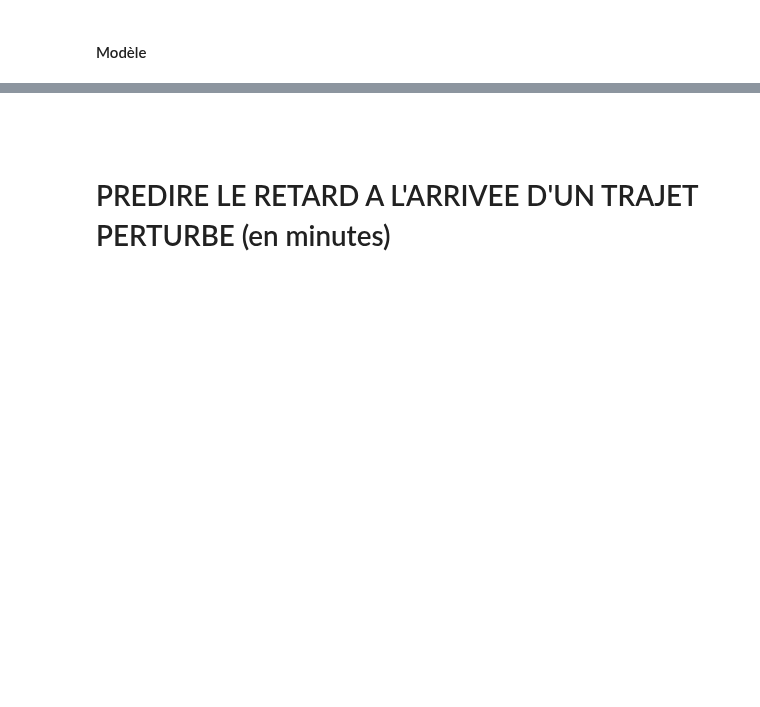
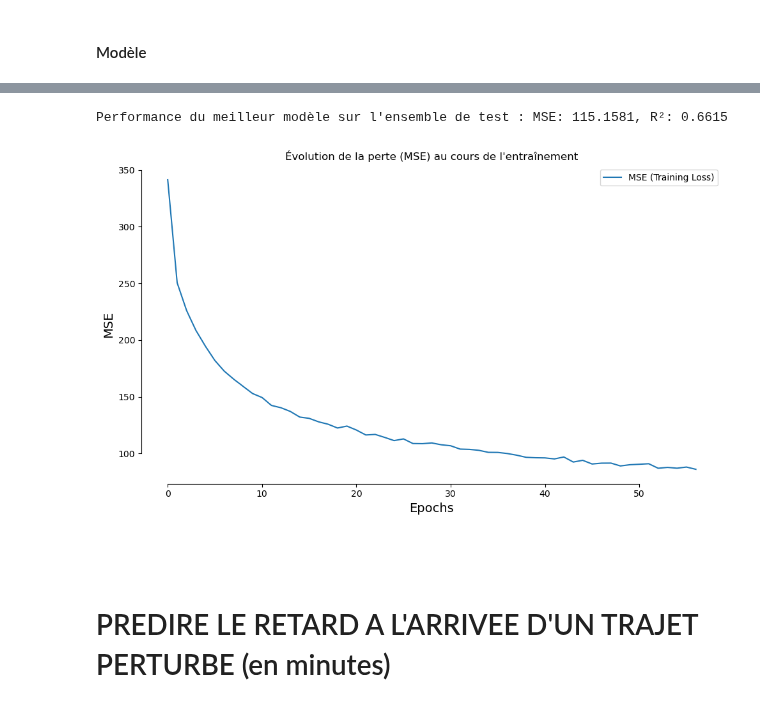
Before and after one commit to KylianSts/Perturbations_transport_public, a Jupyter notebook: Models_prediction_retard.ipynb, the cells around one changed output, grey strips where cells are left out. Saved outputs shown, nothing was run; the diff lists cells and outputs as text; code cells hidden in the pictures; blank space fills up the shorter version.

```diff
--- a/Models_prediction_retard.ipynb
+++ b/Models_prediction_retard.ipynb
@@ -597,3 +579 @@ cause_delay_grouped_2: 0.002234309769042241
-# %%
-df_rn = df_rf_reg
 # %% [markdown]
@@ -601,4 +583,4 @@ df_rn = df_rf_reg
 # %%
 scaler = StandardScaler()
 
-df_rn[['route_freq', 'stop_freq']] = scaler.fit_transform(df_rn[['route_freq', 'stop_freq']])
+df_nn[['route_freq', 'stop_freq']] = scaler.fit_transform(df_nn[['route_freq', 'stop_freq']])
@@ -611,2 +587,16 @@ df_rn.describe().loc[['mean', 'std']]
+# %%
+X_nn = df_rn.drop('departure_delay', axis=1)
+y_nn = df_rn['departure_delay']
+
+X_nn = np.asarray(X_nn, dtype=np.float32)
+y_nn = np.asarray(y_nn, dtype=np.float32)
+
+X_train_nn, X_test_nn, y_train_nn, y_test_nn = train_test_split(X_nn, y_nn, test_size=0.2, random_state=24)
+# %%
+X_train_nn = torch.tensor(X_train_nn, dtype=torch.float32)
+y_train_nn = torch.tensor(y_train_nn, dtype=torch.float32).reshape(-1, 1)
+
+X_test_nn = torch.tensor(X_test_nn, dtype=torch.float32)
+y_test_nn = torch.tensor(y_test_nn, dtype=torch.float32).reshape(-1, 1)
 # %% [markdown]
 #### Modèle
@@ -619,3 +713,18 @@ X_train_rn, X_test_rn, y_train_rn, y_test_rn = train_test_split(X_rn, y_rn, test
+# %%
+print(f"Performance du meilleur modèle sur l'ensemble de test : MSE: {best_val_loss:.4f}, R²: {best_val_r2:.4f}")
+
+plt.figure(figsize=(10, 6))
+plt.plot(history, label='MSE (Training Loss)')
+plt.xlabel('Epochs', fontsize=14)
+plt.ylabel('MSE', fontsize=14)
+plt.title('Évolution de la perte (MSE) au cours de l\'entraînement')
+plt.legend()
+sns.despine(offset=0, trim=True)
+plt.tight_layout()
+plt.show()
+# %% [output]
+Performance du meilleur modèle sur l'ensemble de test : MSE: 115.1581, R²: 0.6615
+[figure, added]
 # %% [markdown]
 #
 # %% [markdown]
```
Also changed, not shown: parts of 54 cells of this notebook.
